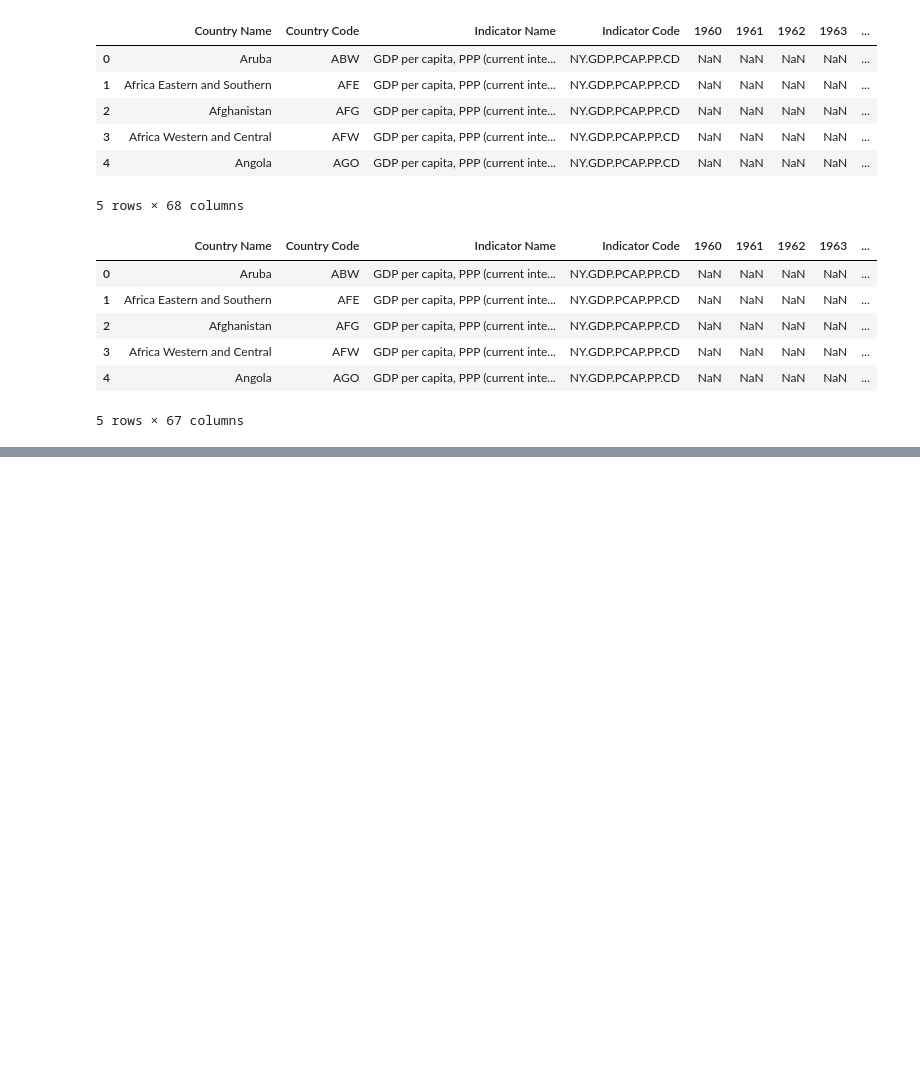
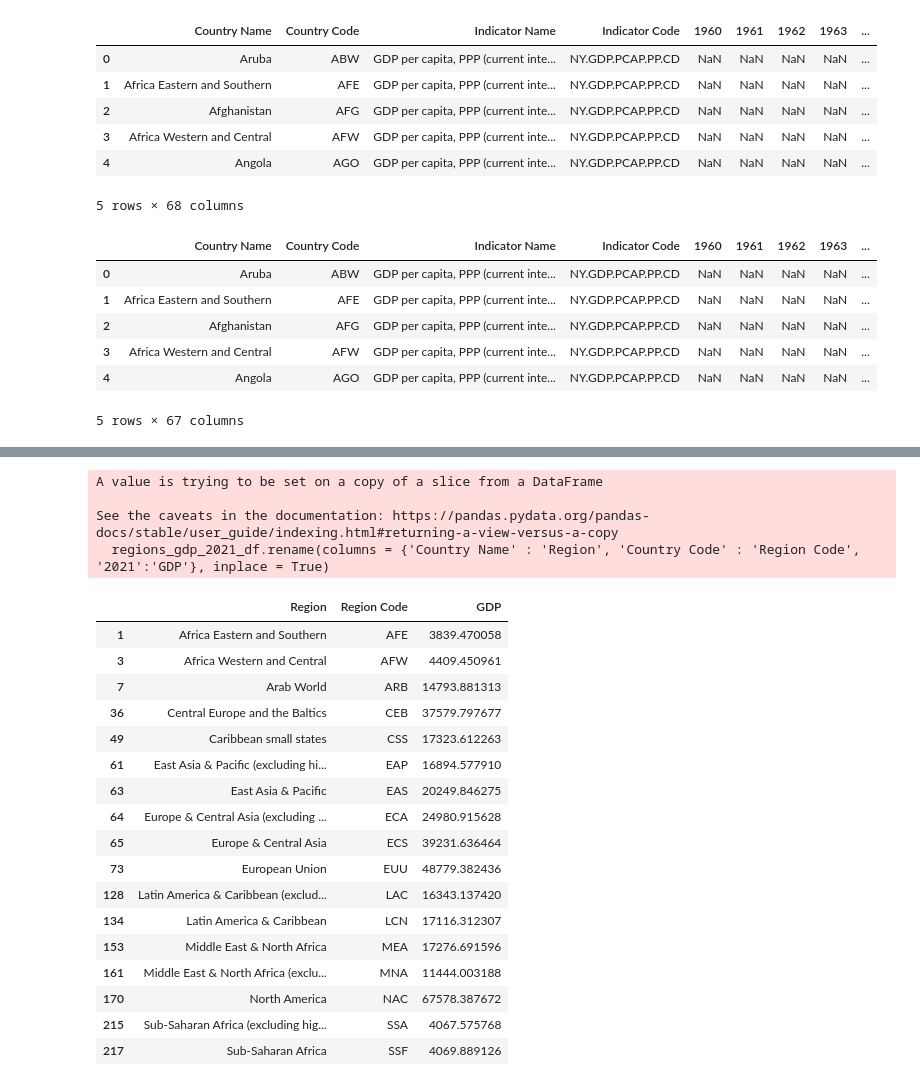
Before and after one commit to varjakm/Andmetehnika_projekt, a Jupyter notebook: projekt.ipynb, the cells around one changed output, grey strips where cells are left out. Saved outputs shown, nothing was run; the diff lists cells and outputs as text; code cells hidden in the pictures; blank space fills up the shorter version.

```diff
--- a/projekt.ipynb
+++ b/projekt.ipynb
@@ -120,0 +217,29 @@ df_list[0].head()
+# %%
+#Regions gdp 2021
+
+regions_gdp_2021_df = regions_gdp_df[['Country Name', 'Country Code', '2021']]
+regions_gdp_2021_df.rename(columns = {'Country Name' : 'Region', 'Country Code' : 'Region Code', '2021':'GDP'}, inplace = True)
+regions_gdp_2021_df
+# %% [output]
+A value is trying to be set on a copy of a slice from a DataFrame
+
+See the caveats in the documentation: https://pandas.pydata.org/pandas-docs/stable/user_guide/indexing.html#returning-a-view-versus-a-copy
+  regions_gdp_2021_df.rename(columns = {'Country Name' : 'Region', 'Country Code' : 'Region Code', '2021':'GDP'}, inplace = True)
+|  | Region | Region Code | GDP |
+| 1 | Africa Eastern and Southern | AFE | 3839.470058 |
+| 3 | Africa Western and Central | AFW | 4409.450961 |
+| 7 | Arab World | ARB | 14793.881313 |
+| 36 | Central Europe and the Baltics | CEB | 37579.797677 |
+| 49 | Caribbean small states | CSS | 17323.612263 |
+| 61 | East Asia & Pacific (excluding hi... | EAP | 16894.577910 |
+| 63 | East Asia & Pacific | EAS | 20249.846275 |
+| 64 | Europe & Central Asia (excluding ... | ECA | 24980.915628 |
+| 65 | Europe & Central Asia | ECS | 39231.636464 |
+| 73 | European Union | EUU | 48779.382436 |
+| 128 | Latin America & Caribbean (exclud... | LAC | 16343.137420 |
+| 134 | Latin America & Caribbean | LCN | 17116.312307 |
+| 153 | Middle East & North Africa | MEA | 17276.691596 |
+| 161 | Middle East & North Africa (exclu... | MNA | 11444.003188 |
+| 170 | North America | NAC | 67578.387672 |
+| 215 | Sub-Saharan Africa (excluding hig... | SSA | 4067.575768 |
+| 217 | Sub-Saharan Africa | SSF | 4069.889126 |
```
Also changed, not shown: parts of 6 cells of this notebook.
